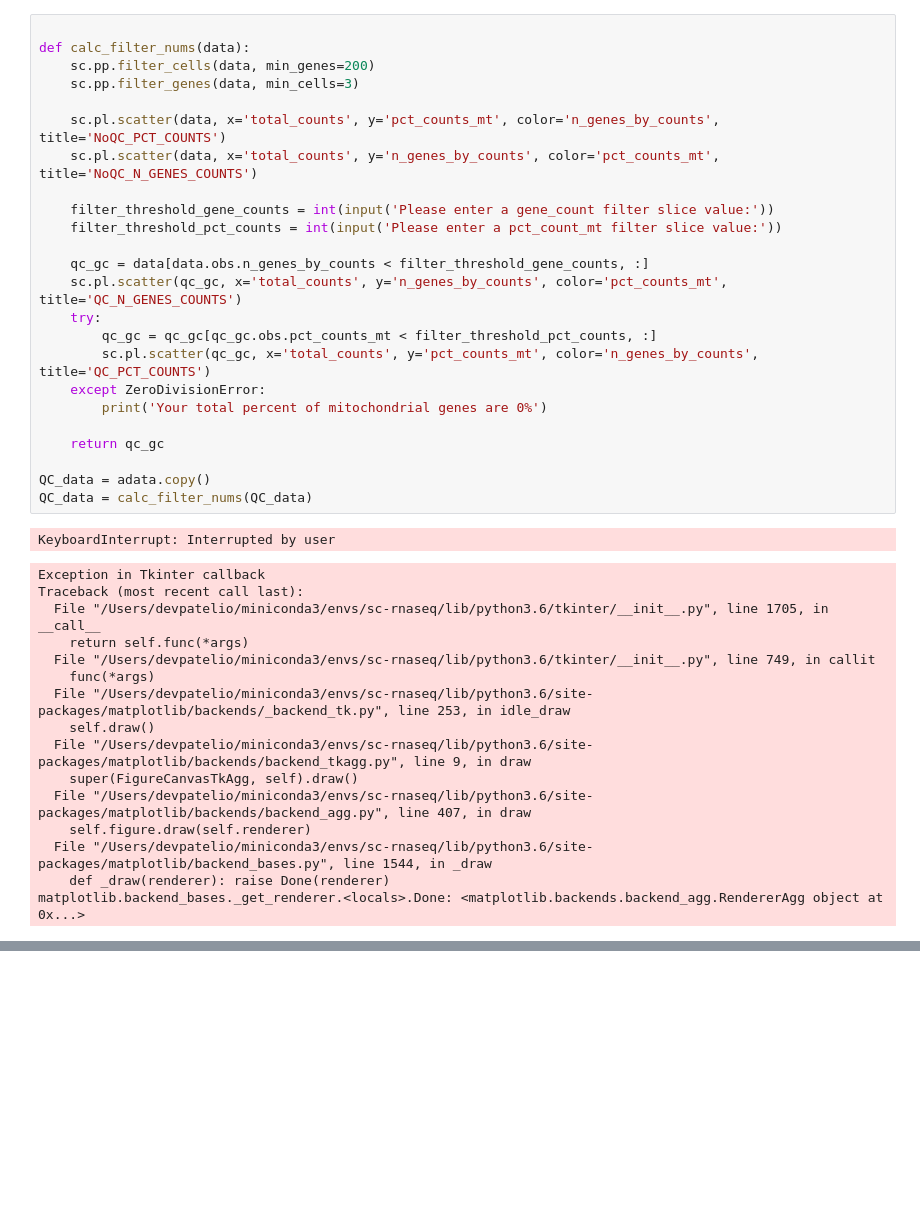
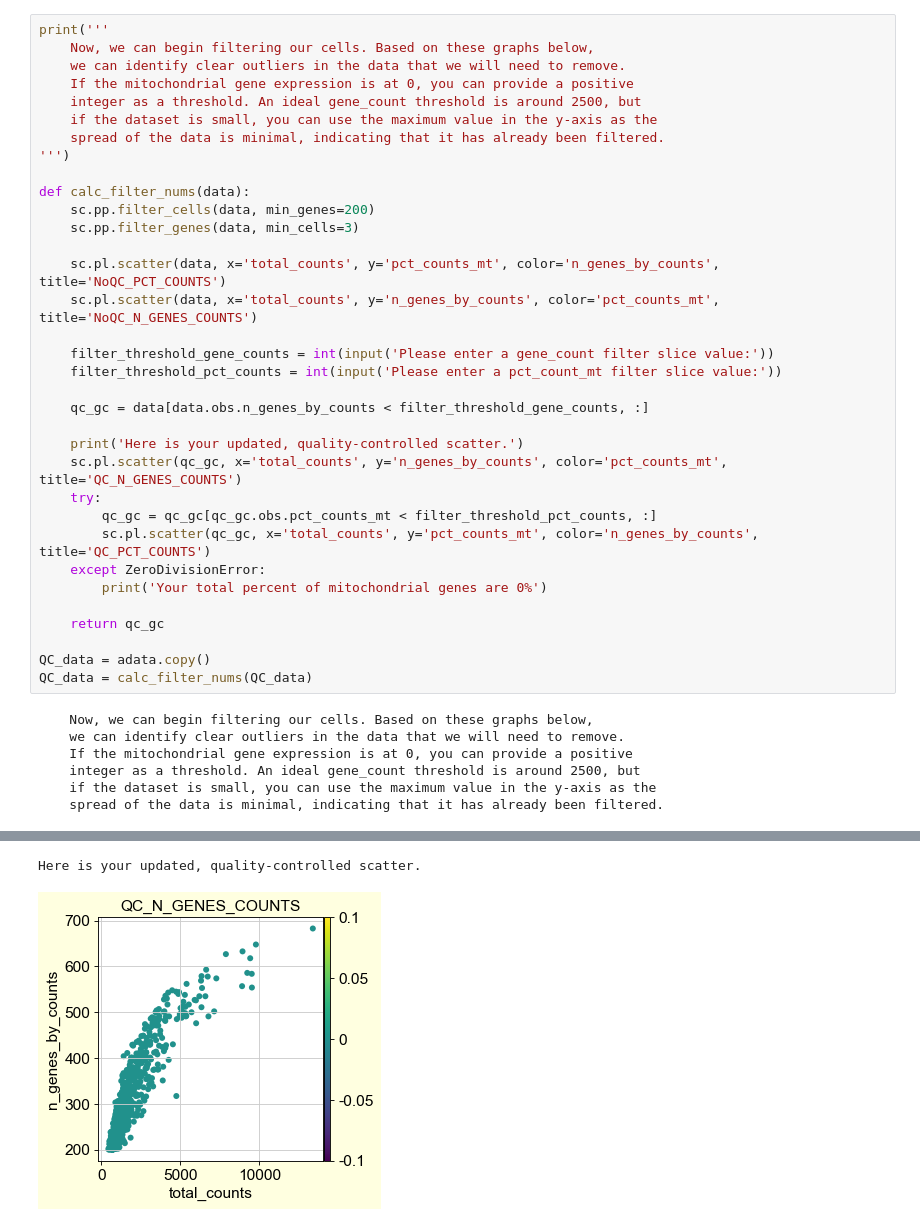
Before and after one commit to devpatelio/SingleCell-Rnaseq, a Jupyter notebook: cancer-cell-master/targeted-cancer-lymphoma.ipynb, the cells around one changed output, grey strips where cells are left out. Cells and saved outputs as stored; diff of their text form; blank space fills up the shorter version.

```diff
--- a/cancer-cell-master/targeted-cancer-lymphoma.ipynb
+++ b/cancer-cell-master/targeted-cancer-lymphoma.ipynb
@@ -113,45 +199,47 @@ matplotlib.backend_bases._get_renderer.<locals>.Done: <matplotlib.backends.backe
 [figure]
 [figure]
 # %%
+print('''
+    Now, we can begin filtering our cells. Based on these graphs below,
+    we can identify clear outliers in the data that we will need to remove.
+    If the mitochondrial gene expression is at 0, you can provide a positive
+    integer as a threshold. An ideal gene_count threshold is around 2500, but
+    if the dataset is small, you can use the maximum value in the y-axis as the
+    spread of the data is minimal, indicating that it has already been filtered.
+''')
 
 def calc_filter_nums(data):
     sc.pp.filter_cells(data, min_genes=200)
     sc.pp.filter_genes(data, min_cells=3)
 
     sc.pl.scatter(data, x='total_counts', y='pct_counts_mt', color='n_genes_by_counts', title='NoQC_PCT_COUNTS')
     sc.pl.scatter(data, x='total_counts', y='n_genes_by_counts', color='pct_counts_mt', title='NoQC_N_GENES_COUNTS')
 
     filter_threshold_gene_counts = int(input('Please enter a gene_count filter slice value:'))
     filter_threshold_pct_counts = int(input('Please enter a pct_count_mt filter slice value:'))
 
     qc_gc = data[data.obs.n_genes_by_counts < filter_threshold_gene_counts, :]
+
+    print('Here is your updated, quality-controlled scatter.')
     sc.pl.scatter(qc_gc, x='total_counts', y='n_genes_by_counts', color='pct_counts_mt', title='QC_N_GENES_COUNTS')
     try:
         qc_gc = qc_gc[qc_gc.obs.pct_counts_mt < filter_threshold_pct_counts, :]
         sc.pl.scatter(qc_gc, x='total_counts', y='pct_counts_mt', color='n_genes_by_counts', title='QC_PCT_COUNTS')
     except ZeroDivisionError:
         print('Your total percent of mitochondrial genes are 0%')
 
     return qc_gc
 
 QC_data = adata.copy()
 QC_data = calc_filter_nums(QC_data)
 # %% [output]
-KeyboardInterrupt: Interrupted by user
+    Now, we can begin filtering our cells. Based on these graphs below,
+    we can identify clear outliers in the data that we will need to remove.
+    If the mitochondrial gene expression is at 0, you can provide a positive
+    integer as a threshold. An ideal gene_count threshold is around 2500, but
+    if the dataset is small, you can use the maximum value in the y-axis as the
+    spread of the data is minimal, indicating that it has already been filtered.
-Exception in Tkinter callback
-Traceback (most recent call last):
-  File "/Users/devpatelio/miniconda3/envs/sc-rnaseq/lib/python3.6/tkinter/__init__.py", line 1705, in __call__
-    return self.func(*args)
-  File "/Users/devpatelio/miniconda3/envs/sc-rnaseq/lib/python3.6/tkinter/__init__.py", line 749, in callit
-    func(*args)
-  File "/Users/devpatelio/miniconda3/envs/sc-rnaseq/lib/python3.6/site-packages/matplotlib/backends/_backend_tk.py", line 253, in idle_draw
-    self.draw()
-  File "/Users/devpatelio/miniconda3/envs/sc-rnaseq/lib/python3.6/site-packages/matplotlib/backends/backend_tkagg.py", line 9, in draw
-    super(FigureCanvasTkAgg, self).draw()
-  File "/Users/devpatelio/miniconda3/envs/sc-rnaseq/lib/python3.6/site-packages/matplotlib/backends/backend_agg.py", line 407, in draw
-    self.figure.draw(self.renderer)
-  File "/Users/devpatelio/miniconda3/envs/sc-rnaseq/lib/python3.6/site-packages/matplotlib/backend_bases.py", line 1544, in _draw
-    def _draw(renderer): raise Done(renderer)
-matplotlib.backend_bases._get_renderer.<locals>.Done: <matplotlib.backends.backend_agg.RendererAgg object at 0x...>
 [figure]
 [figure]
+Here is your updated, quality-controlled scatter.
+[figure, added]
```
Also changed, not shown: parts of 21 cells of this notebook, 1 other file.
